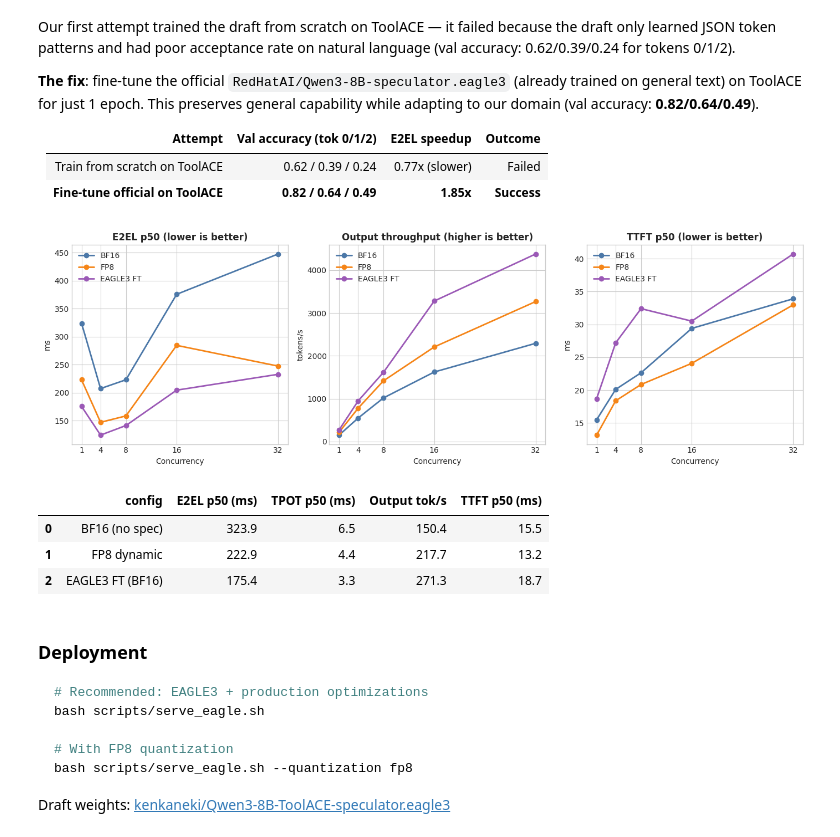
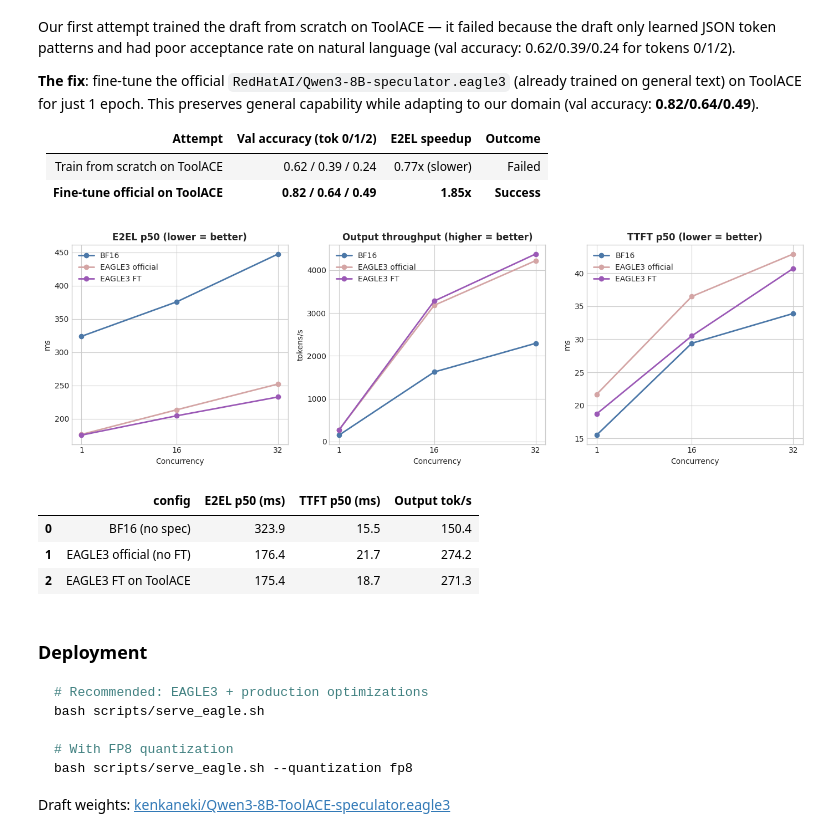
Before and after one commit to aimedvedevq/toolaceqwen, a Jupyter notebook: report.ipynb, the cells around one changed output. Cells and saved outputs as stored; diff of their text form; code cells hidden in the pictures.

Commit message:
Add official EAGLE3 (no FT) benchmark for comparison with fine-tuned
Made-with: Cursor

```diff
--- a/report.ipynb
+++ b/report.ipynb
@@ -545,66 +545,56 @@ Our first attempt trained the draft from scratch on ToolACE — it failed becaus
 | **Fine-tune official on ToolACE** | **0.82 / 0.64 / 0.49** | **1.85x** | **Success** |
 # %%
 if 'EAGLE3_FT' in bench:
-    eagle_comparison = pd.DataFrame([
-        {
-            'config': 'BF16 (no spec)',
-            'E2EL p50 (ms)': bench['BF16']['1']['lat']['p50'],
-            'TPOT p50 (ms)': bench['BF16']['1']['tpot']['p50'],
-            'Output tok/s': bench['BF16']['1']['output_throughput'],
-            'TTFT p50 (ms)': bench['BF16']['1']['ttft']['p50'],
-        },
-        {
-            'config': 'FP8 dynamic',
-            'E2EL p50 (ms)': bench['FP8_dynamic']['1']['lat']['p50'],
-            'TPOT p50 (ms)': bench['FP8_dynamic']['1']['tpot']['p50'],
-            'Output tok/s': bench['FP8_dynamic']['1']['output_throughput'],
-            'TTFT p50 (ms)': bench['FP8_dynamic']['1']['ttft']['p50'],
-        },
-        {
-            'config': 'EAGLE3 FT (BF16)',
-            'E2EL p50 (ms)': bench['EAGLE3_FT']['1']['lat']['p50'],
-            'TPOT p50 (ms)': bench['EAGLE3_FT']['1']['tpot']['p50'],
-            'Output tok/s': bench['EAGLE3_FT']['1']['output_throughput'],
-            'TTFT p50 (ms)': bench['EAGLE3_FT']['1']['ttft']['p50'],
-        },
-    ]).round(1)
+    rows = [
+        {'config': 'BF16 (no spec)', 'E2EL p50 (ms)': bf16_c1['lat']['p50'], 'TTFT p50 (ms)': bf16_c1['ttft']['p50'], 'Output tok/s': bf16_c1['output_throughput']},
+    ]
+    if 'EAGLE3_official' in bench and '1' in bench['EAGLE3_official']:
+        off = bench['EAGLE3_official']['1']
+        rows.append({'config': 'EAGLE3 official (no FT)', 'E2EL p50 (ms)': off['lat']['p50'], 'TTFT p50 (ms)': off['ttft']['p50'], 'Output tok/s': off['output_throughput']})
+    rows.append({'config': 'EAGLE3 FT on ToolACE', 'E2EL p50 (ms)': eagle_c1['lat']['p50'], 'TTFT p50 (ms)': eagle_c1['ttft']['p50'], 'Output tok/s': eagle_c1['output_throughput']})
+
+    eagle_comparison = pd.DataFrame(rows).round(1)
 
     fig, axes = plt.subplots(1, 3, figsize=(14, 4.5))
-    concurrency = [1, 4, 8, 16, 32]
-    for cfg, color, label in [
-        ('BF16', COLORS['BF16'], 'BF16'),
-        ('FP8_dynamic', COLORS['FP8_dynamic'], 'FP8'),
-        ('EAGLE3_FT', COLORS['EAGLE3_FT'], 'EAGLE3 FT'),
-    ]:
-        e2el = [bench[cfg][str(c)]['lat']['p50'] for c in concurrency]
-        tps = [bench[cfg][str(c)]['output_throughput'] for c in concurrency]
-        ttft = [bench[cfg][str(c)]['ttft']['p50'] for c in concurrency]
-        axes[0].plot(concurrency, e2el, marker='o', color=color, label=label, linewidth=2)
-        axes[1].plot(concurrency, tps, marker='o', color=color, label=label, linewidth=2)
-        axes[2].plot(concurrency, ttft, marker='o', color=color, label=label, linewidth=2)
+    concurrency = [1, 16, 32]
+    configs = [('BF16', COLORS['BF16'], 'BF16')]
+    if 'EAGLE3_official' in bench:
+        configs.append(('EAGLE3_official', '#D4A5A5', 'EAGLE3 official'))
+    configs.append(('EAGLE3_FT', COLORS['EAGLE3_FT'], 'EAGLE3 FT'))
 
-    axes[0].set_title('E2EL p50 (lower is better)', fontweight='bold')
+    for cfg, color, label in configs:
+        if cfg not in bench:
+            continue
+        available_c = [c for c in concurrency if str(c) in bench[cfg]]
+        e2el = [bench[cfg][str(c)]['lat']['p50'] for c in available_c]
+        tps = [bench[cfg][str(c)]['output_throughput'] for c in available_c]
+        ttft = [bench[cfg][str(c)]['ttft']['p50'] for c in available_c]
+        axes[0].plot(available_c, e2el, marker='o', color=color, label=label, linewidth=2)
+        axes[1].plot(available_c, tps, marker='o', color=color, label=label, linewidth=2)
+        axes[2].plot(available_c, ttft, marker='o', color=color, label=label, linewidth=2)
+
+    axes[0].set_title('E2EL p50 (lower = better)', fontweight='bold')
     axes[0].set_ylabel('ms')
-    axes[1].set_title('Output throughput (higher is better)', fontweight='bold')
+    axes[1].set_title('Output throughput (higher = better)', fontweight='bold')
     axes[1].set_ylabel('tokens/s')
-    axes[2].set_title('TTFT p50 (lower is better)', fontweight='bold')
+    axes[2].set_title('TTFT p50 (lower = better)', fontweight='bold')
     axes[2].set_ylabel('ms')
     for ax in axes:
         ax.set_xlabel('Concurrency')
         ax.set_xticks(concurrency)
         ax.legend()
     plt.tight_layout()
     plt.show()
 
     display(eagle_comparison)
 else:
     print('EAGLE3_FT not in benchmark data')
 # %% [output]
-[figure, old version]
+[figure, new version]
-|  | config | E2EL p50 (ms) | TPOT p50 (ms) | Output tok/s | TTFT p50 (ms) |
-| 0 | BF16 (no spec) | 323.9 | 6.5 | 150.4 | 15.5 |
-| 1 | FP8 dynamic | 222.9 | 4.4 | 217.7 | 13.2 |
-| 2 | EAGLE3 FT (BF16) | 175.4 | 3.3 | 271.3 | 18.7 |
+|  | config | E2EL p50 (ms) | TTFT p50 (ms) | Output tok/s |
+| 0 | BF16 (no spec) | 323.9 | 15.5 | 150.4 |
+| 1 | EAGLE3 official (no FT) | 176.4 | 21.7 | 274.2 |
+| 2 | EAGLE3 FT on ToolACE | 175.4 | 18.7 | 271.3 |
 # %% [markdown]
 ### Deployment
 
```
Also changed, not shown: 1 other file.
